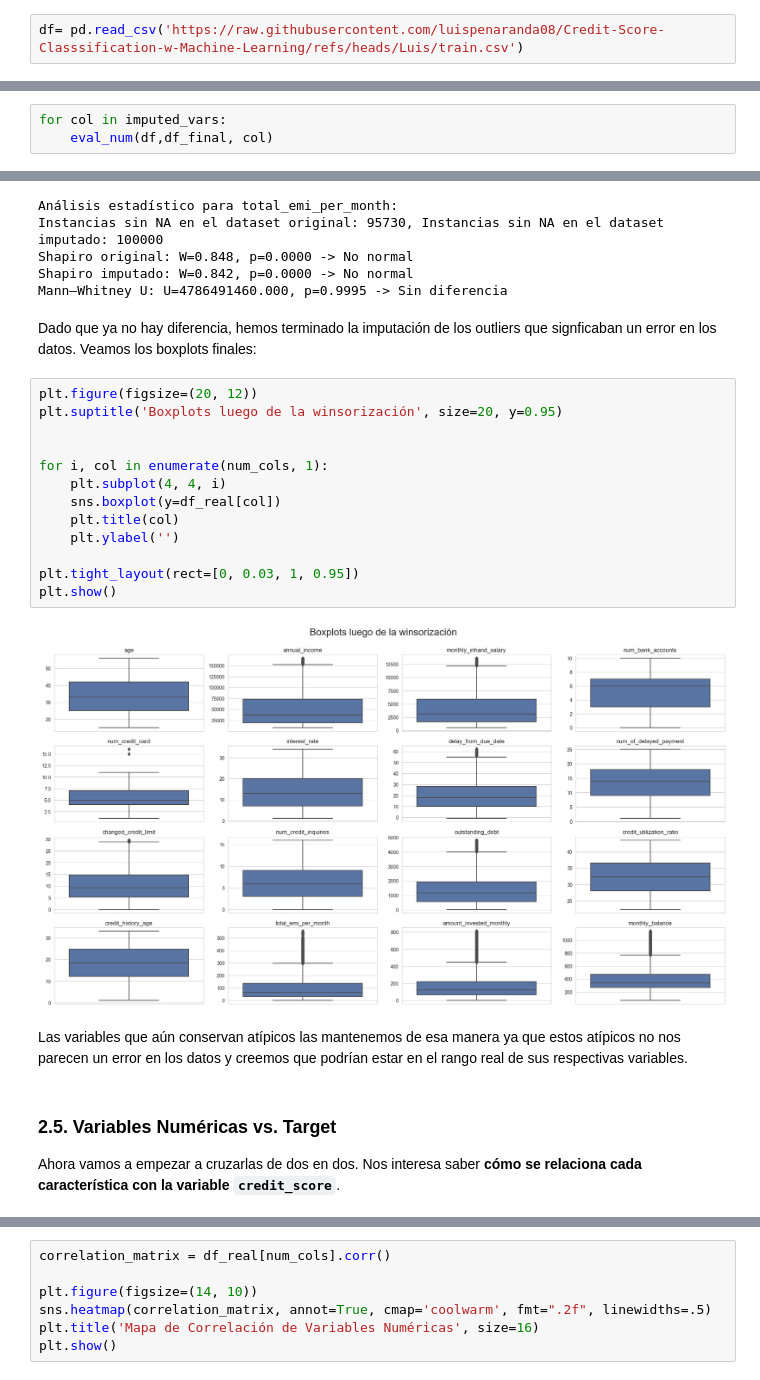
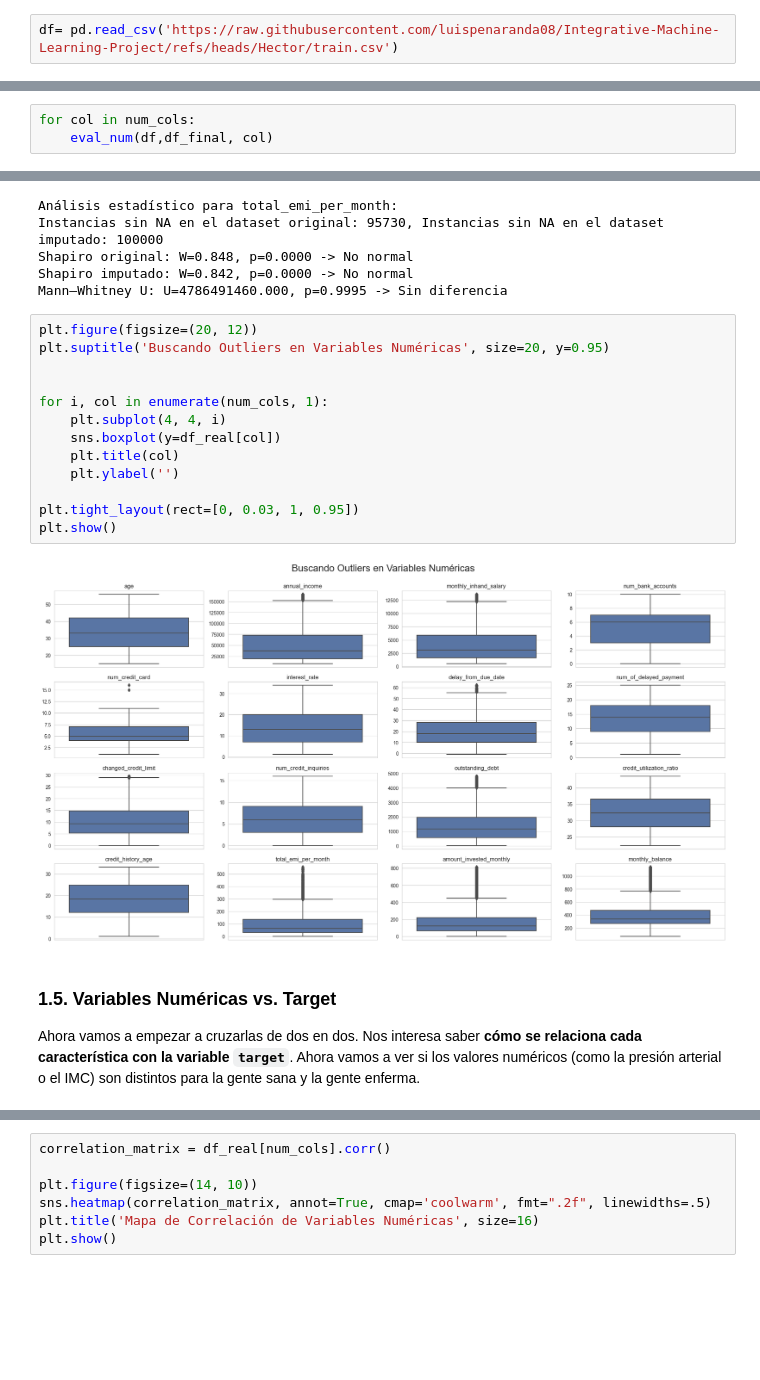
Before and after one commit to luispenaranda08/Credit-Score-Classsification-w-Machine-Learning, a Jupyter notebook: eda.ipynb, the cells around one changed output, grey strips where cells are left out. Cells and saved outputs as stored; diff of their text form; blank space fills up the shorter version.

```diff
--- a/eda.ipynb
+++ b/eda.ipynb
@@ -104,5 +108,5 @@ sns.set_style('whitegrid')
 plt.style.use('seaborn-v0_8-deep')
 from sklearn.preprocessing import StandardScaler, OneHotEncoder
 # %%
-df= pd.read_csv('https://raw.githubusercontent.com/luispenaranda08/Credit-Score-Classsification-w-Machine-Learning/refs/heads/Luis/train.csv')
+df= pd.read_csv('https://raw.githubusercontent.com/luispenaranda08/Integrative-Machine-Learning-Project/refs/heads/Hector/train.csv')
 # %% [markdown]
@@ -666,6 +671,6 @@ def eval_num(df,df_imputado, col, alpha=0.05):
 # %% [markdown]
 Y evaluamos las imputaciones realizadas:
 # %%
-for col in imputed_vars:
+for col in num_cols:
     eval_num(df,df_final, col)
 # %% [output]
@@ -1035,28 +1033,25 @@ Instancias sin NA en el dataset original: 95730, Instancias sin NA en el dataset
 Shapiro original: W=0.848, p=0.0000 -> No normal
 Shapiro imputado: W=0.842, p=0.0000 -> No normal
 Mann–Whitney U: U=4786491460.000, p=0.9995 -> Sin diferencia
-# %% [markdown]
-Dado que ya no hay diferencia, hemos terminado la imputación de los outliers que signficaban un error en los datos. Veamos los boxplots finales:
 # %%
 plt.figure(figsize=(20, 12))
-plt.suptitle('Boxplots luego de la winsorización', size=20, y=0.95)
+plt.suptitle('Buscando Outliers en Variables Numéricas', size=20, y=0.95)
 
 
 for i, col in enumerate(num_cols, 1):
     plt.subplot(4, 4, i)
     sns.boxplot(y=df_real[col])
     plt.title(col)
     plt.ylabel('')
 
 plt.tight_layout(rect=[0, 0.03, 1, 0.95])
 plt.show()
 # %% [output]
-[figure, old version]
+[figure, new version]
-# %% [markdown]
-Las variables que aún conservan atípicos las mantenemos de esa manera ya que estos atípicos no nos parecen un error en los datos y creemos que podrían estar en el rango real de sus respectivas variables.
 # %% [markdown]
-### 2.5. Variables Numéricas vs. Target
-Ahora vamos a empezar a cruzarlas de dos en dos. Nos interesa saber **cómo se relaciona cada característica con la variable `credit_score`**.
+### 1.5. Variables Numéricas vs. Target
+Ahora vamos a empezar a cruzarlas de dos en dos. Nos interesa saber **cómo se relaciona cada característica con la variable `target`**.
+Ahora vamos a ver si los valores numéricos (como la presión arterial o el IMC) son distintos para la gente sana y la gente enferma.
 # %%
 
 plt.figure(figsize=(20, 12))
```
Also changed, not shown: parts of 79 cells of this notebook, 2 other files.
